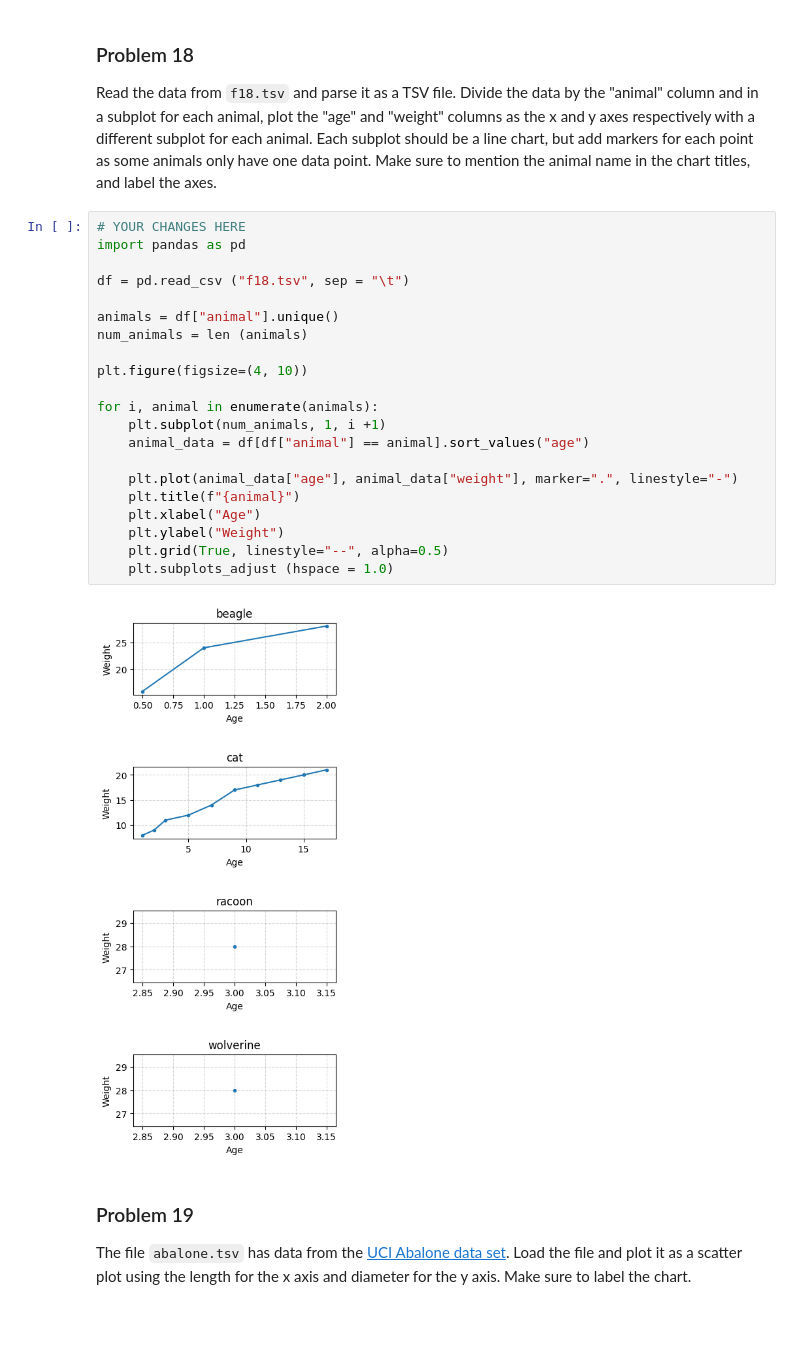
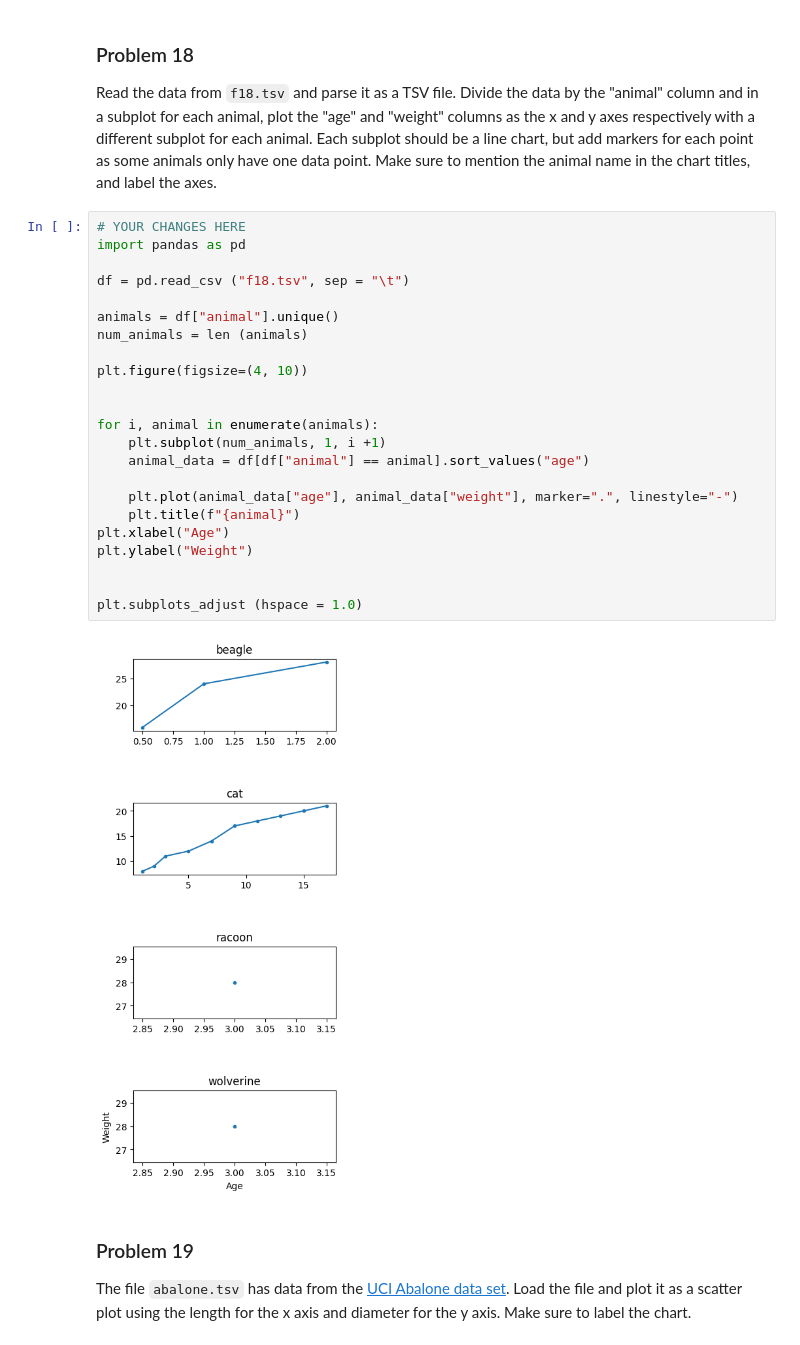
Before and after one commit to echung-3/dx602-homework-05, a Jupyter notebook: homework.ipynb, the cells around one changed output. Cells and saved outputs as stored; diff of their text form.

```diff
--- a/homework.ipynb
+++ b/homework.ipynb
@@ -460,26 +460,28 @@ Make sure to mention the animal name in the chart titles, and label the axes.
 # %%
 # YOUR CHANGES HERE
 import pandas as pd
 
 df = pd.read_csv ("f18.tsv", sep = "\t")
 
 animals = df["animal"].unique()
 num_animals = len (animals)
 
 plt.figure(figsize=(4, 10))
 
+
 for i, animal in enumerate(animals):
     plt.subplot(num_animals, 1, i +1)
     animal_data = df[df["animal"] == animal].sort_values("age")
 
     plt.plot(animal_data["age"], animal_data["weight"], marker=".", linestyle="-")
     plt.title(f"{animal}")
-    plt.xlabel("Age")
-    plt.ylabel("Weight")
-    plt.grid(True, linestyle="--", alpha=0.5)
-    plt.subplots_adjust (hspace = 1.0)
+plt.xlabel("Age")
+plt.ylabel("Weight")
+
+
+plt.subplots_adjust (hspace = 1.0)
 # %% [output]
-[figure, old version]
+[figure, new version]
 # %% [markdown]
 ### Problem 19
 
```
Also changed, not shown: parts of 2 cells of this notebook.
